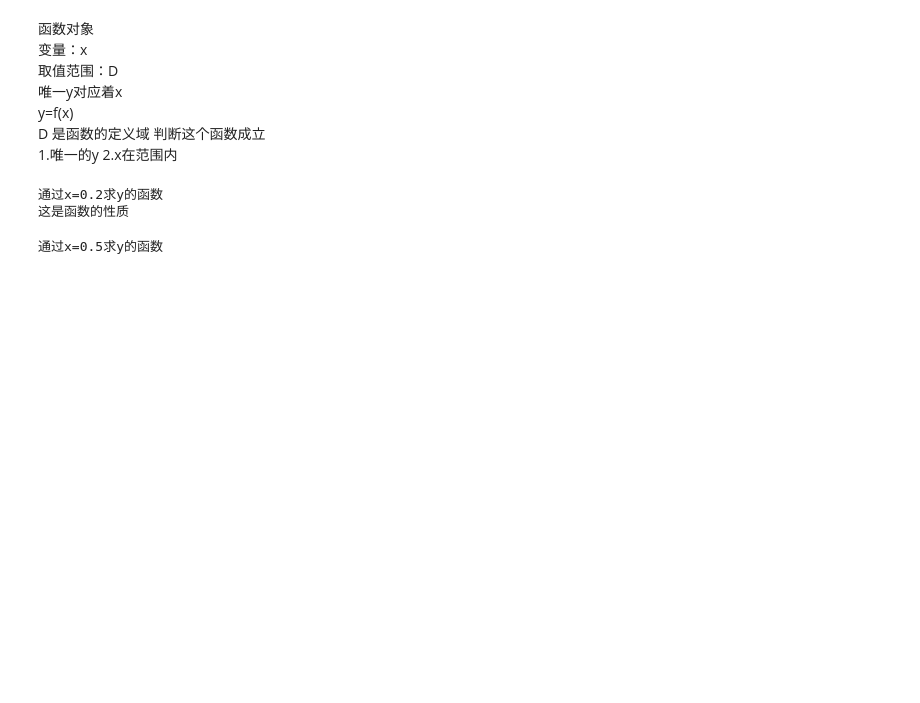
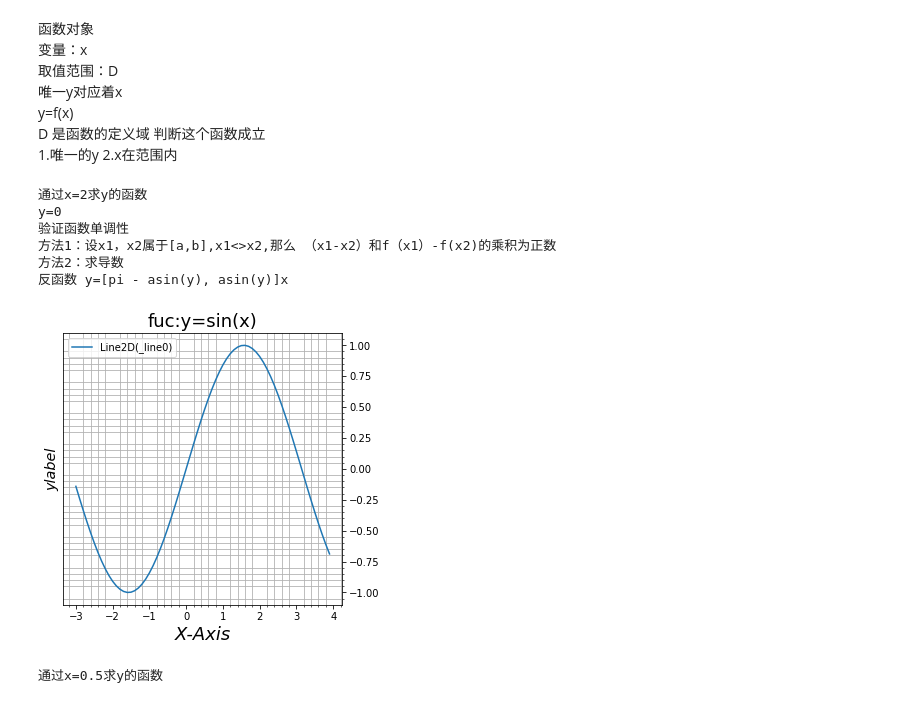
Before and after one commit to Shallwim/kaoyan_math, a Jupyter notebook: math.ipynb, the cells around one changed output. Drawn from its saved outputs; the diff is of its cells as text; code cells hidden in the pictures; blank space fills up the shorter version.

```diff
--- a/math.ipynb
+++ b/math.ipynb
@@ -15,34 +17,3 @@ D 是函数的定义域
 判断这个函数成立
 1.唯一的y
 2.x在范围内
-# %%
-class Function():
-    #暂时未考虑y有两个解的情况
-    def  __init__(self,x,x_range=P.open(-P.inf,P.inf)):
-        self.x=x
-        self.x_range=x_range
-    def y(self):
-        if self.is_valid():
-            print('通过x=%s求y的函数'%self.x)
-            y=self.x
-            return y
-        else:
-            print('ERROR:函数无效，x不在定义域中，或者y有2个解（该方法暂未考虑）')
-    def is_valid(self):
-        return (self.x in self.x_range)
-    def solution(self):
-        print('这是解题方法')
-    def propertys(self):
-        print('这是函数的性质')
-
-class Inverse_Function(Function):
-    #反函数
-    def __init__(self,x,x_range=P.open(-P.inf,P.inf)):
-        super().__init__(x,x_range)
-    def y(self):
-        if self.is_valid():
-            print('通过x=%s求y的函数'%self.x)
-            y=self.x*2
-            return 2*y
-        else:
-            print('ERROR:函数无效，x不在定义域中，或者y有2个解（该方法暂未考虑）')
@@ -49,10 +84,16 @@ class Inverse_Function(Function):
 # %%
-fuc = Function(0.2,P.open(0,1))
-fuc.y()
-fuc.propertys()
+fuc = Function(2)
+fuc.Y()
+fuc.Inverse_Function()
+fuc.plot()
 # %% [output]
-通过x=0.2求y的函数
-这是函数的性质
+通过x=2求y的函数
+y=0
+验证函数单调性
+方法1：设x1，x2属于[a,b],x1<>x2,那么 （x1-x2）和f（x1）-f(x2)的乘积为正数
+方法2：求导数
+反函数 y=[pi - asin(y), asin(y)]x
+[figure, added]
 # %%
 fuc = Inverse_Function(0.5,P.open(0,1))
 fuc.y()
```
Also changed, not shown: parts of 3 cells of this notebook, 1 other file.
